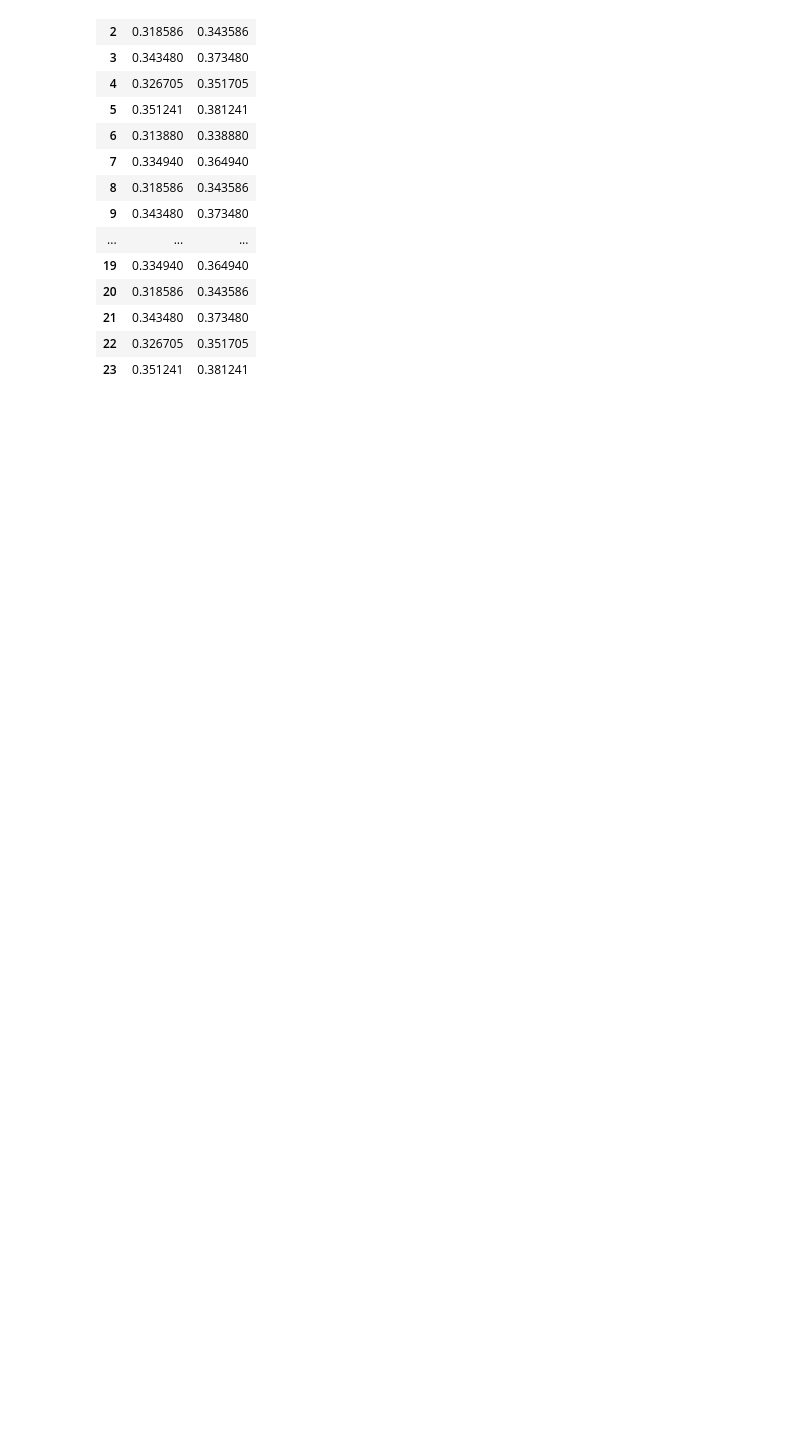
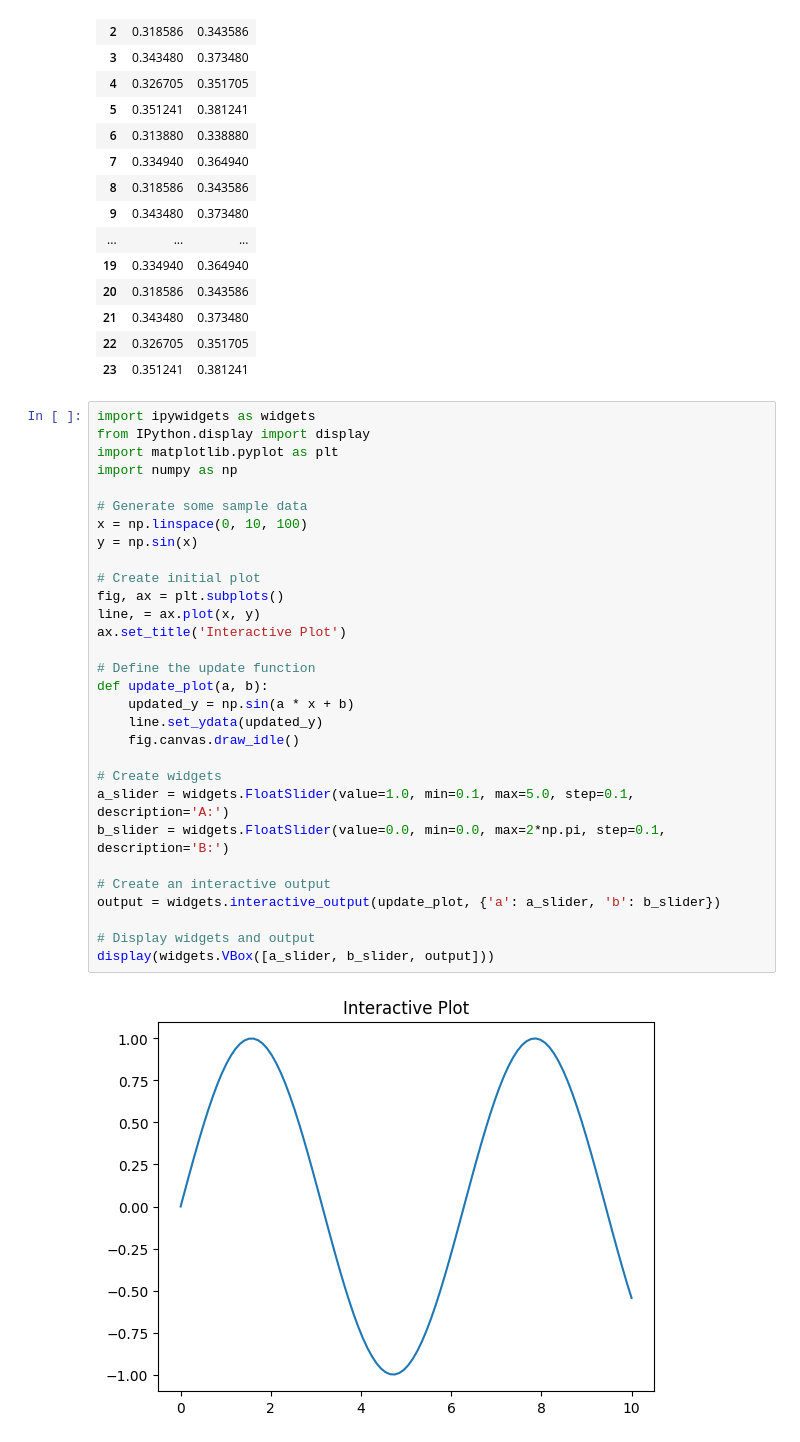
Before and after one commit to LucianoGP95/Python_Eiit_RyR, a Jupyter notebook: a2_Analyser/notebooks/test.ipynb, the cells around one changed output. Cells and saved outputs as stored; diff of their text form; blank space fills up the shorter version.

```diff
--- a/a2_Analyser/notebooks/test.ipynb
+++ b/a2_Analyser/notebooks/test.ipynb
@@ -181,3 +181,35 @@ limits_generator(means_df)
 | 21 | 0.343480 | 0.373480 |
 | 22 | 0.326705 | 0.351705 |
 | 23 | 0.351241 | 0.381241 |
+# %%
+import ipywidgets as widgets
+from IPython.display import display
+import matplotlib.pyplot as plt
+import numpy as np
+
+# Generate some sample data
+x = np.linspace(0, 10, 100)
+y = np.sin(x)
+
+# Create initial plot
+fig, ax = plt.subplots()
+line, = ax.plot(x, y)
+ax.set_title('Interactive Plot')
+
+# Define the update function
+def update_plot(a, b):
+    updated_y = np.sin(a * x + b)
+    line.set_ydata(updated_y)
+    fig.canvas.draw_idle()
+
+# Create widgets
+a_slider = widgets.FloatSlider(value=1.0, min=0.1, max=5.0, step=0.1, description='A:')
+b_slider = widgets.FloatSlider(value=0.0, min=0.0, max=2*np.pi, step=0.1, description='B:')
+
+# Create an interactive output
+output = widgets.interactive_output(update_plot, {'a': a_slider, 'b': b_slider})
+
+# Display widgets and output
+display(widgets.VBox([a_slider, b_slider, output]))
+# %% [output]
+[figure, added]
```
Also changed, not shown: parts of 1 cell of this notebook, 7 other files.
